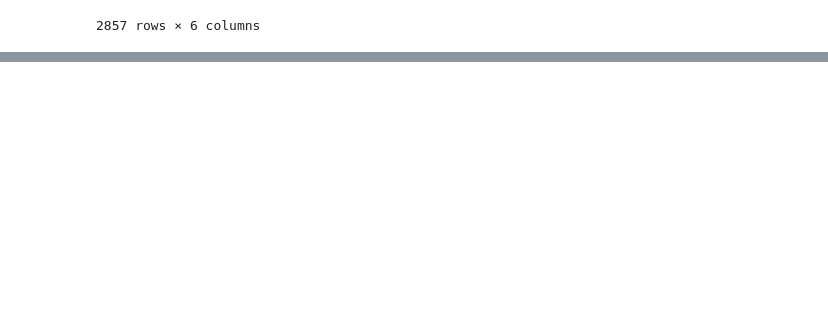
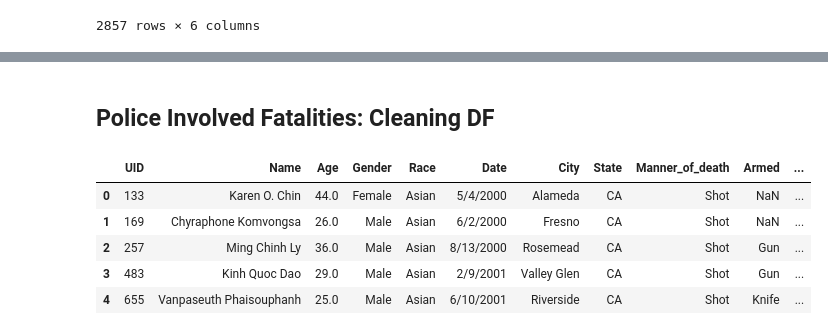
Before and after one commit to dianabaltazar/etl-project, a Jupyter notebook: etl_project.ipynb, the cells around one changed output, grey strips where cells are left out. Saved outputs shown, nothing was run; the diff lists cells and outputs as text; code cells hidden in the pictures; blank space fills up the shorter version.

```diff
--- a/etl_project.ipynb
+++ b/etl_project.ipynb
@@ -88,0 +133,14 @@ states
+# %% [markdown]
+## Police Involved Fatalities: Cleaning DF
+# %%
+#Extract year of Date column
+#fatalities_df.dtypes
+fatalities_df['Year'] = fatalities_df['Date'].str[-4:]
+fatalities_df.head()
+# %% [output]
+|  | UID | Name | Age | Gender | Race | Date | City | State | Manner_of_death | Armed | ... |
+| 0 | 133 | Karen O. Chin | 44.0 | Female | Asian | 5/4/2000 | Alameda | CA | Shot | NaN | ... |
+| 1 | 169 | Chyraphone Komvongsa | 26.0 | Male | Asian | 6/2/2000 | Fresno | CA | Shot | NaN | ... |
+| 2 | 257 | Ming Chinh Ly | 36.0 | Male | Asian | 8/13/2000 | Rosemead | CA | Shot | Gun | ... |
+| 3 | 483 | Kinh Quoc Dao | 29.0 | Male | Asian | 2/9/2001 | Valley Glen | CA | Shot | Gun | ... |
+| 4 | 655 | Vanpaseuth Phaisouphanh | 25.0 | Male | Asian | 6/10/2001 | Riverside | CA | Shot | Knife | ... |
```
Also changed, not shown: parts of 15 cells of this notebook.
